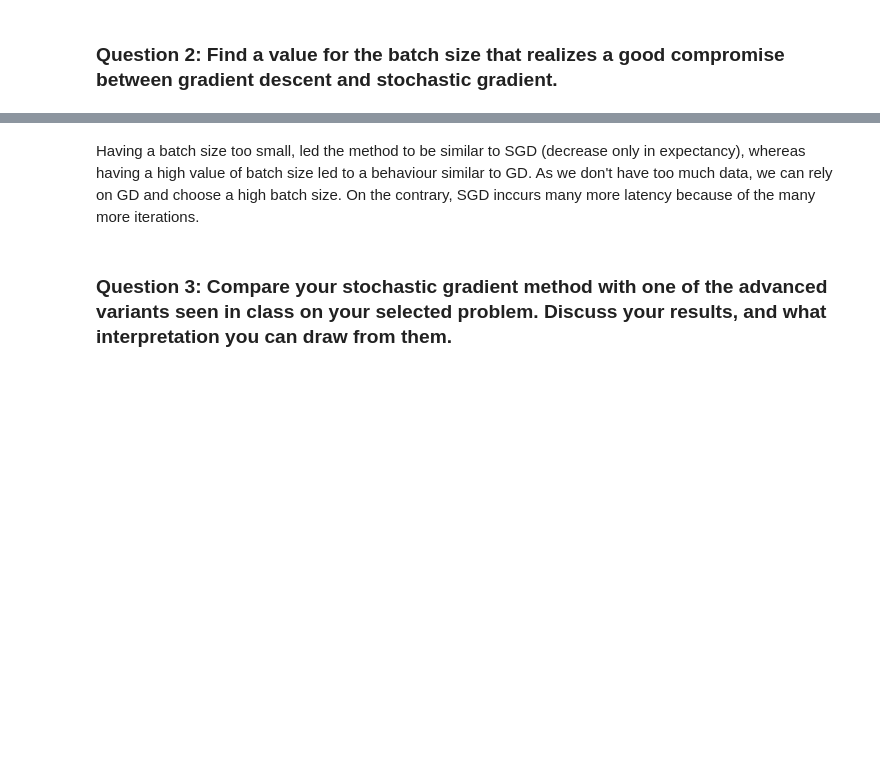
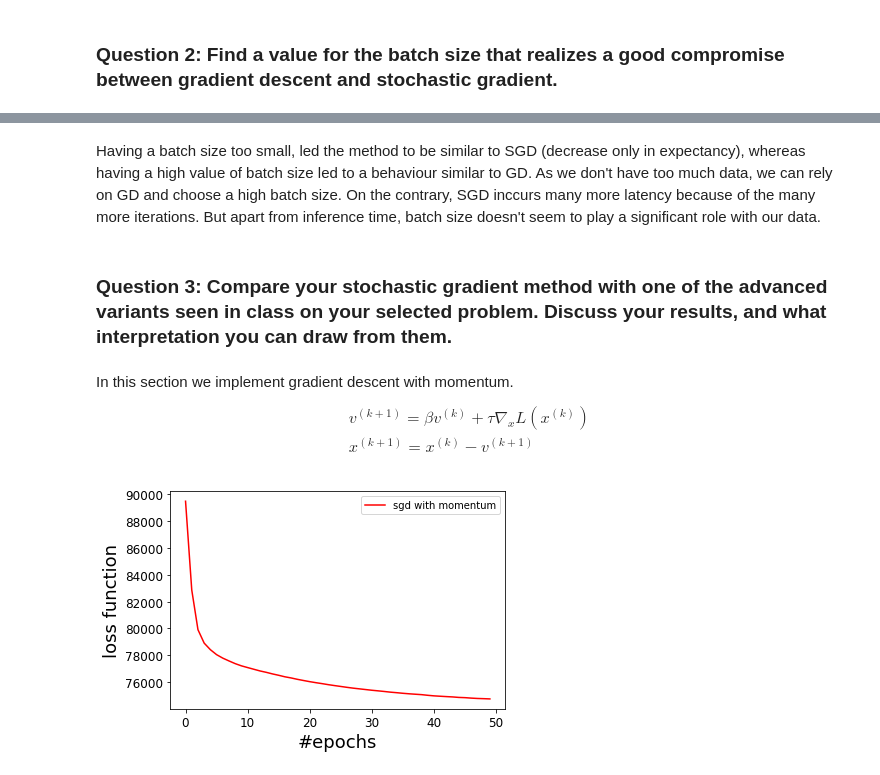
Before and after one commit to kunschg/Optimization-for-ML-, a Jupyter notebook: Part3-SGD.ipynb, the cells around one changed output, grey strips where cells are left out. Cells and saved outputs as stored; diff of their text form; code cells hidden in the pictures; blank space fills up the shorter version.

```diff
--- a/Part3-SGD.ipynb
+++ b/Part3-SGD.ipynb
@@ -120,4 +149,52 @@ plt.show()
 # %% [markdown]
-Having a batch size too small, led the method to be similar to SGD (decrease only in expectancy), whereas having a high value of batch size led to a behaviour similar to GD. As we don't have too much data, we can rely on GD and choose a high batch size. On the contrary, SGD inccurs many more latency because of the many more iterations.
+Having a batch size too small, led the method to be similar to SGD (decrease only in expectancy), whereas having a high value of batch size led to a behaviour similar to GD. As we don't have too much data, we can rely on GD and choose a high batch size. On the contrary, SGD inccurs many more latency because of the many more iterations. But apart from inference time, batch size doesn't seem to play a significant role with our data.
 # %% [markdown]
 ### Question 3: Compare your stochastic gradient method with one of the advanced variants seen in class on your selected problem. Discuss your results, and what interpretation you can draw from them.
+# %% [markdown]
+In this section we implement gradient descent with momentum.
+$$
+\begin{array}{l}
+v^{(k+1)} = \beta v^{(k)}+\tau \nabla_{x} L\left(x^{(k)}\right) \\
+x^{(k+1)} = x^{(k)} - v^{(k+1)}
+\end{array}
+$$
+# %%
+#SGD implementation with momentum
+n_epochs = 50
+step_size = 1e-5
+beta = 3e-5
+iter_per_epoch = A_train.shape[0]
+
+D = A_train.shape[1] #dimension of x
+x = np.random.rand(D) # random initialization
+V = np.zeros(D) #initialization at 0
+
+loss_function_array_sgd_momentum = []
+loss_function_array_sgd_momentum_iteration = []
+iteration = []
+epochs = []
+
+for epoch in range(n_epochs):
+    epochs.append(epoch)
+
+    loss_function_train = np.linalg.norm(np.dot(A_train,x)-Y_train)**2
+    loss_function_array_sgd_momentum.append(loss_function_train)
+
+    for i in range(iter_per_epoch):
+        iteration.append(iter_per_epoch*epoch+i)
+        loss_function_train = np.linalg.norm(np.dot(A_train,x)-Y_train)**2
+        loss_function_array_sgd_momentum_iteration.append(loss_function_train)
+        random_index = np.random.randint(iter_per_epoch)
+        Ai = A_train[random_index:random_index+1]
+        Yi = Y_train[random_index:random_index+1]
+        gradients = 2*Ai.T.dot(Ai.dot(x) - Yi)
+        V = beta * V + step_size * gradients
+        x = x - V
+# %%
+plt.plot(epochs, loss_function_array_sgd_momentum, color='r', label = 'sgd with momentum')
+plt.xlabel("#epochs", rotation=0, fontsize=18)
+plt.ylabel("loss function", rotation=90, fontsize=18)
+plt.legend()
+plt.show()
+# %% [output]
+[figure, added]
```
Also changed, not shown: parts of 8 cells of this notebook.
